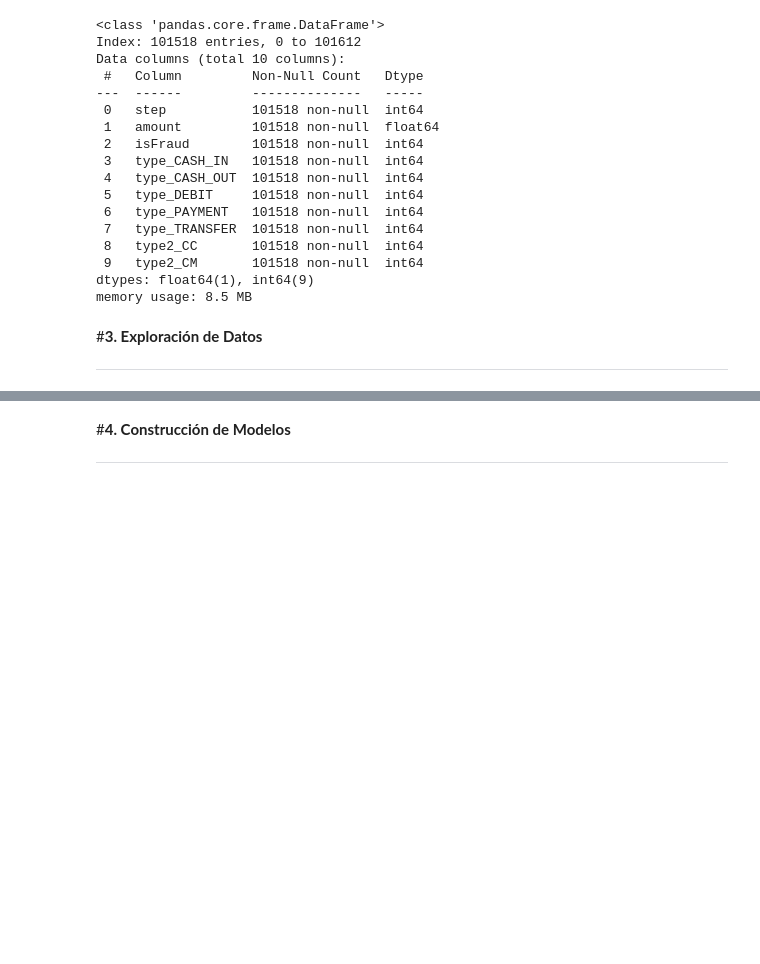
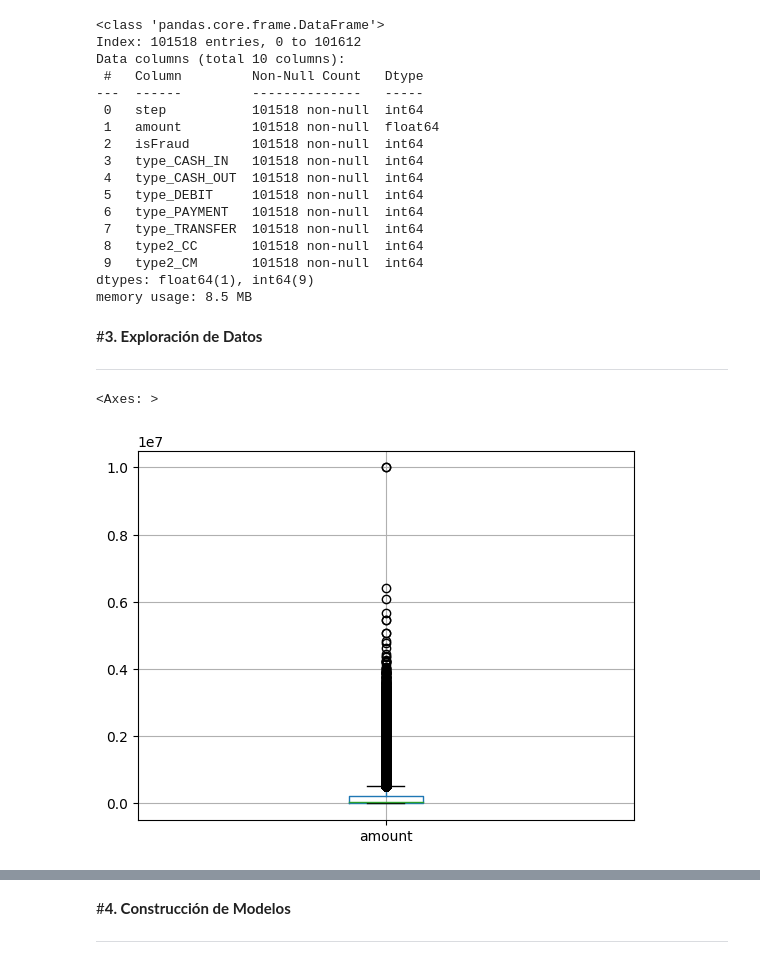
Before and after one commit to SebastianBenini/Financial_Fraud_Detection, a Jupyter notebook: Financial_Fraud_Detection.ipynb, the cells around one changed output, grey strips where cells are left out. Cells and saved outputs as stored; diff of their text form; code cells hidden in the pictures; blank space fills up the shorter version.

```diff
--- a/Financial_Fraud_Detection.ipynb
+++ b/Financial_Fraud_Detection.ipynb
@@ -97,31 +97,3 @@ Data columns (total 11 columns):
  10  isFlaggedFraud  101613 non-null  int64
 dtypes: float64(5), int64(3), object(3)
 memory usage: 8.5+ MB
-# %%
-
-#Creacion de la variable type2
-df_banco["type2"] = df_banco["nameDest"].apply(lambda x : "CC" if x[0] == "C" else "CM")
-
-
-#Convierto los valores categoricos a continuos con el metodo get_dummies
-
-"""
-#Mi metodo (donde tambien se dropean las columnas type y type2)
-dummie_type = pd.get_dummies(df_banco["type"], prefix="type", dtype=int)
-dummie_type2 = pd.get_dummies(df_banco["type2"], prefix="type2", dtype=int)
-df_banco = pd.concat([df_banco,dummie_type,dummie_type2] , axis=1)
-"""
-#Metodo de Luis
-df_banco = pd.get_dummies(df_banco, columns=['type','type2'], dtype=int)
-
-#Elimino Columnas prescindibles
-df_banco.drop(['nameOrig', 'nameDest', 'isFlaggedFraud','oldbalanceOrg','newbalanceOrig','oldbalanceDest','newbalanceDest'], axis=1, inplace=True)
-
-#Eliminando duplicados
-df_banco.drop_duplicates(inplace=True)
-
-# Tratamiento de nulos
-df_banco.dropna(inplace=True)
-
-df_banco.head()
-df_banco.info()
@@ -192,3 +146,12 @@ memory usage: 8.5 MB
 
 
 ---
+# %%
+df_banco.boxplot(["amount"])
+#df_banco.boxplot(["step"])
+#df_banco.boxplot(["isFraud"])
+#Observo que la mayor concentracion de datos se encuentra entre 0.0 y 0.5.
+#Considero que esta bien analizar los fraudes entre 0.0 y 0.5 ya que mas de eso es un gran fraude lo cual no es objetivo de este analisis.
+# %% [output]
+<Axes: >
+[figure, added]
```
Also changed, not shown: parts of 16 cells of this notebook.
